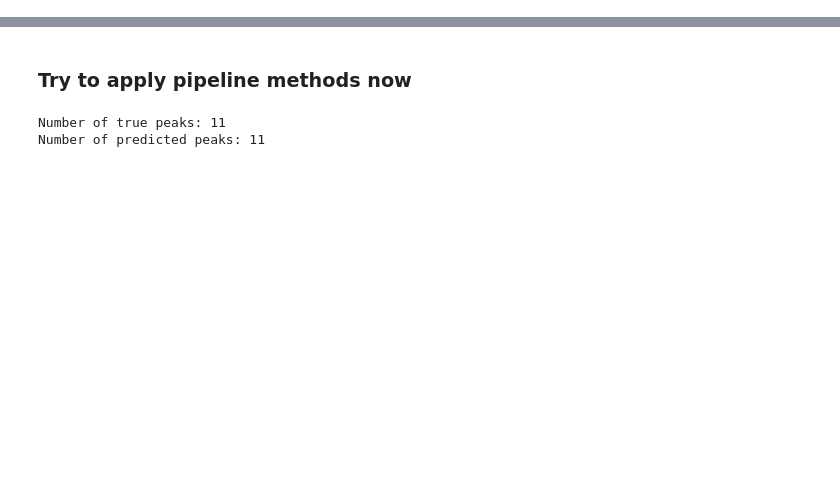
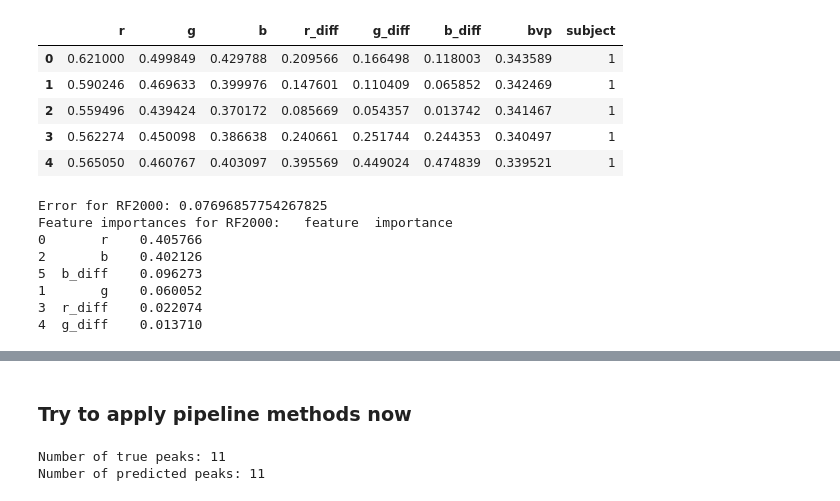
Before and after one commit to arnavpon/pydroid, a Jupyter notebook: example/android/app/src/main/python/pipeline-dev/pipeline-v1/ml.v2.ipynb, the cells around one changed output, grey strips where cells are left out. Cells and saved outputs as stored; diff of their text form; code cells hidden in the pictures; blank space fills up the shorter version.

```diff
--- a/example/android/app/src/main/python/pipeline-dev/pipeline-v1/ml.v2.ipynb
+++ b/example/android/app/src/main/python/pipeline-dev/pipeline-v1/ml.v2.ipynb
@@ -166,0 +136,77 @@ Feature importances:   feature  importance
+# %%
+wave_level = 1
+wave = 'db2'
+
+data_arr = []
+for i in range(len(truths)):
+
+    truth = truths[i]
+    data = truth.preprocess_with_wavelet(wave = wave, level = wave_level)
+    data['subject'] = i + 1
+    data_arr.append(data)
+
+data = pd.concat(data_arr)
+display(data.head())
+
+rf100 = RandomForestRegressor(n_estimators = 100, random_state = 0)
+rf300 = RandomForestRegressor(n_estimators = 300, random_state = 0)
+rf600 = RandomForestRegressor(n_estimators = 600, random_state = 0)
+rf1000 = RandomForestRegressor(n_estimators = 1000, random_state = 0)
+rf2000 = RandomForestRegressor(n_estimators = 2000, random_state = 0)
+xg100 = XGBRegressor(n_estimators=100, max_depth=7, eta=0.1, subsample=0.7, colsample_bytree=0.8)
+xg300 = XGBRegressor(n_estimators=300, max_depth=7, eta=0.1, subsample=0.7, colsample_bytree=0.8)
+xg600 = XGBRegressor(n_estimators=600, max_depth=7, eta=0.1, subsample=0.7, colsample_bytree=0.8)
+xg1000 = XGBRegressor(n_estimators=1000, max_depth=7, eta=0.1, subsample=0.7, colsample_bytree=0.8)
+
+mls = {}
+for name, model in [
+    ('RF2000', rf2000)
+    # ('RF100', rf100), ('RF300', rf300), ('rf600', rf600), ('rf1000', rf1000),
+    # ('xg100', xg100), ('xg300', xg300), ('xg600', xg600), ('xg1000', xg1000)
+]:
+
+    ml = RppgMl(data.copy(), kfold = False)
+    ml.train_skl(model)
+    err = ml.eval_skl()
+    feature_importances = ml.feature_importances()
+
+    print(f'\n\nError for {name}: {err}')
+    print(f'Feature importances for {name}: {feature_importances}')
+    print()
+
+    mls[name] = ml
+
+    results['model'].append(name)
+    results['estimators'].append(model.n_estimators)
+    results['max_depth'].append(model.max_depth)
+    results['wave'].append(wave)
+    results['wavelet_level'].append(wave_level)
+    results['mse'].append(err)
+
+
+# ml = RppgMl(data, kfold = False)
+# rf = RandomForestRegressor(n_estimators = 600, random_state = 0)
+# rf2 = RandomForestRegressor(n_estimators=1000, max_depth=7)
+# xg = XGBRegressor(n_estimators=1000, max_depth=7, eta=0.1, subsample=0.7, colsample_bytree=0.8)
+
+# ml.train_skl(rf)
+# err = ml.eval_skl()
+# feature_importances = ml.feature_importances()
+
+# print(f'\n\nError: {err}')
+# print(f'Feature importances: {feature_importances}')
+# %% [output]
+|  | r | g | b | r_diff | g_diff | b_diff | bvp | subject |
+| 0 | 0.621000 | 0.499849 | 0.429788 | 0.209566 | 0.166498 | 0.118003 | 0.343589 | 1 |
+| 1 | 0.590246 | 0.469633 | 0.399976 | 0.147601 | 0.110409 | 0.065852 | 0.342469 | 1 |
+| 2 | 0.559496 | 0.439424 | 0.370172 | 0.085669 | 0.054357 | 0.013742 | 0.341467 | 1 |
+| 3 | 0.562274 | 0.450098 | 0.386638 | 0.240661 | 0.251744 | 0.244353 | 0.340497 | 1 |
+| 4 | 0.565050 | 0.460767 | 0.403097 | 0.395569 | 0.449024 | 0.474839 | 0.339521 | 1 |
+Error for RF2000: 0.07696857754267825
+Feature importances for RF2000:   feature  importance
+0       r    0.405766
+2       b    0.402126
+5  b_diff    0.096273
+1       g    0.060052
+3  r_diff    0.022074
+4  g_diff    0.013710
```
Also changed, not shown: parts of 8 cells of this notebook, 2 other files.
